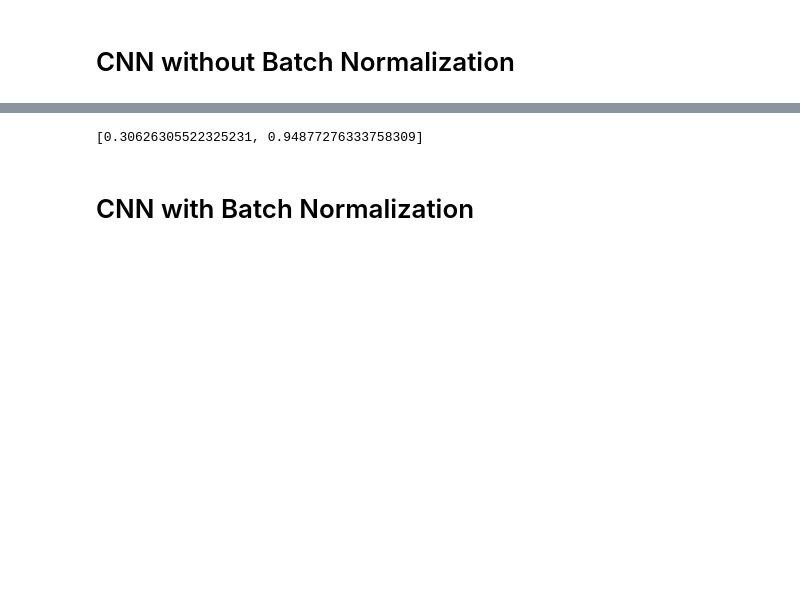
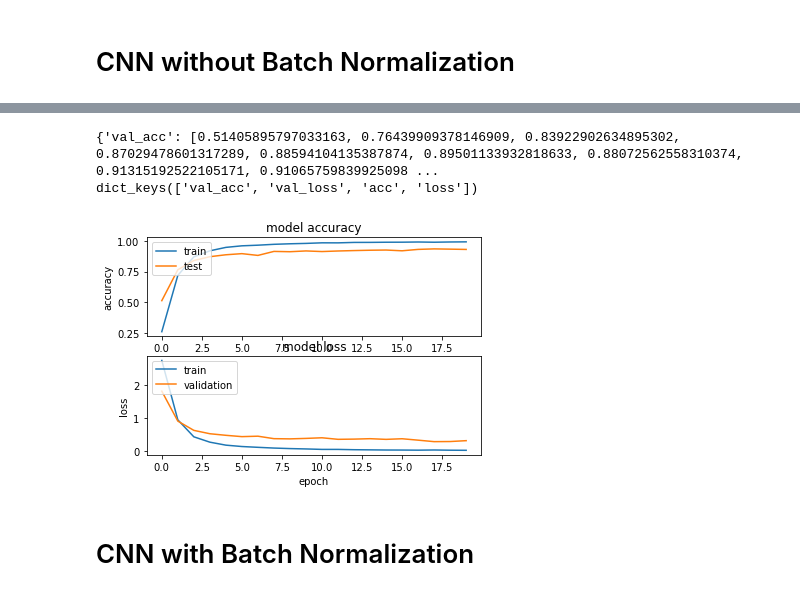
Before and after one commit to saritanavuluru/ML, a Jupyter notebook: capstone/KerasGTSB/Capstone_work_in_progress.ipynb, the cells around one changed output, grey strips where cells are left out. Cells and saved outputs as stored; diff of their text form; code cells hidden in the pictures; blank space fills up the shorter version.

Commit message:
save/plot

```diff
--- a/capstone/KerasGTSB/Capstone_work_in_progress.ipynb
+++ b/capstone/KerasGTSB/Capstone_work_in_progress.ipynb
@@ -483,5 +501,0 @@ Epoch 100/100
-# %%
-model.save('models/CNN.ckpt')
-model.evaluate(X_test,y_test)
-# %% [output]
-[0.30626305522325231, 0.94877276333758309]
@@ -488,3 +529,56 @@ model.evaluate(X_test,y_test)
+# %%
+#load
+
+import pickle
+
+history_cnn = pickle.load( open( "CNN_history", "rb" ) )
+print(history_cnn)
+print(history_cnn.keys())
+
+
+import matplotlib.pyplot as plt
+plt.figure(1)
+plt.subplot(211)
+plt.plot(history_cnn['acc'])
+plt.plot(history_cnn['val_acc'])
+plt.title('model accuracy')
+plt.ylabel('accuracy')
+plt.xlabel('epoch')
+plt.legend(['train', 'test'], loc='upper left')
+
+ # summarize history for loss
+
+plt.subplot(212)
+plt.plot(history_cnn['loss'])
+plt.plot(history_cnn['val_loss'])
+plt.title('model loss')
+plt.ylabel('loss')
+plt.xlabel('epoch')
+plt.legend(['train', 'validation'], loc='upper left')
+plt.show()
+
+
+
+
+#from keras.models import load_model
+
+#model.save('CNN.h5')  # creates a HDF5 file 'my_model.h5'
+#f = open(historyfile, 'wb')
+#pickle.dump(save, f, pickle.HIGHEST_PROTOCOL)
+#f.close()
+
+
+# returns a compiled model
+# identical to the previous one
+#model = load_model('CNN.h5')
+
+
+#model.save('models/CNN.ckpt')
+#model.evaluate(X_test,y_test)
+# %% [output]
+{'val_acc': [0.51405895797033163, 0.76439909378146909, 0.83922902634895302, 0.87029478601317289, 0.88594104135387874, 0.89501133932818633, 0.88072562558310374, 0.91315192522105171, 0.91065759839925098 ...
+dict_keys(['val_acc', 'val_loss', 'acc', 'loss'])
+[figure, added]
 # %% [markdown]
 # CNN  with Batch Normalization
 # %%
```
Also changed, not shown: parts of 17 cells of this notebook.
